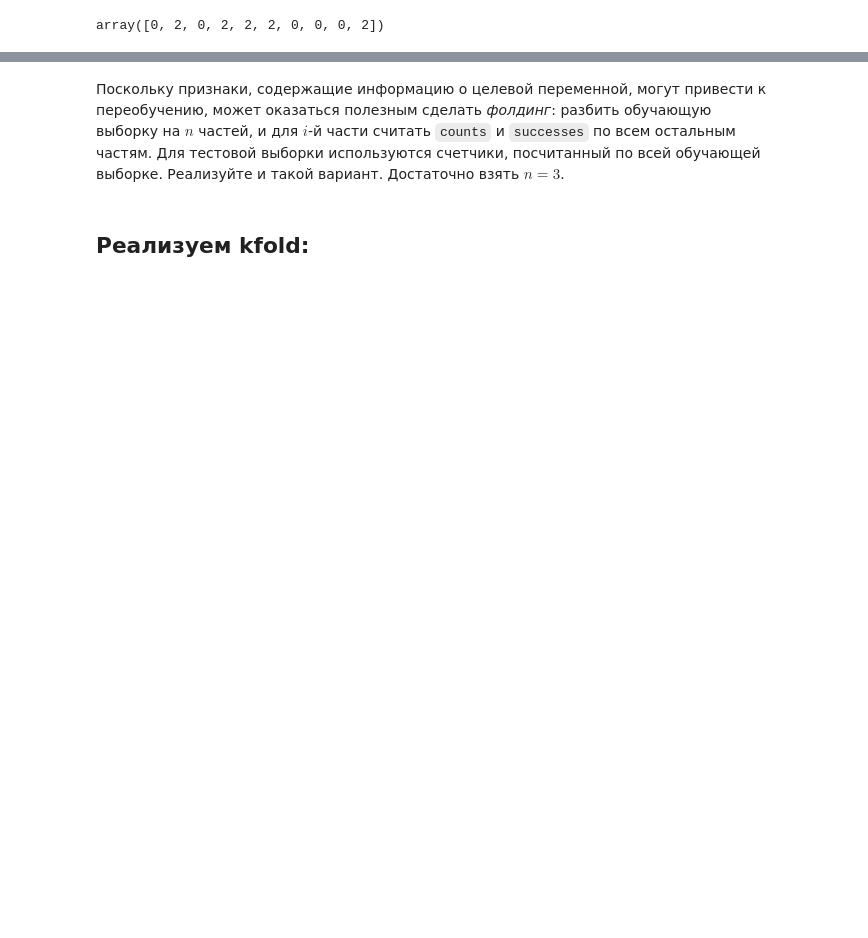
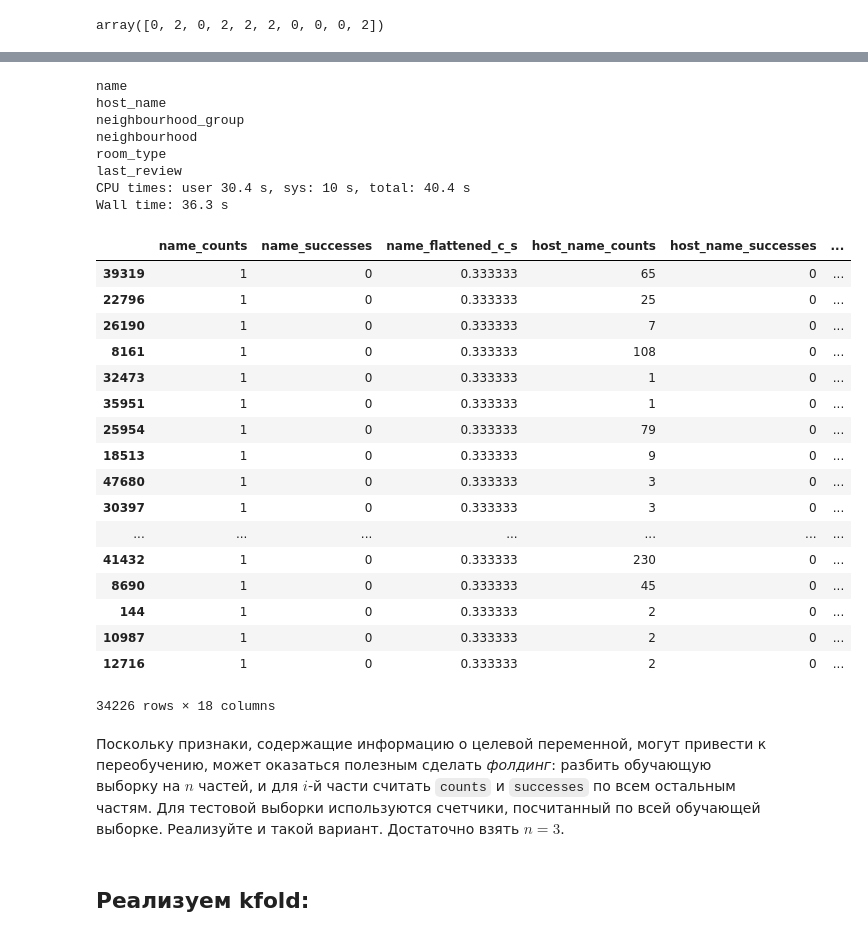
Before and after one commit to paniquex/ML_DS_practice, a Jupyter notebook: MMRO/HW_02/hw-practise-2-kuzmin-nikita.ipynb, the cells around one changed output, grey strips where cells are left out. Cells and saved outputs as stored; diff of their text form; code cells hidden in the pictures; blank space fills up the shorter version.

```diff
--- a/MMRO/HW_02/hw-practise-2-kuzmin-nikita.ipynb
+++ b/MMRO/HW_02/hw-practise-2-kuzmin-nikita.ipynb
@@ -623,15 +607,6 @@ p_j(c) = \frac{successes_j(c) + a}{counts_j(c) + b},
 
 где $a$ и $b$ - априорные счетчики (например, a = 1, b = 2).
 # %%
-def counters(x):
-    """
-    params:
-        x: value on categorical feature for N objects
-    returns: vector of length N
-    """
-
-    pass
-
 def counts(x):
     """
     x - one categorical column with type - pandas series
@@ -710,5 +669,67 @@ Wall time: 1.82 ms
 array([0.2       , 0.33333333, 0.33333333, 0.2       , 0.33333333,
        0.33333333, 0.2       , 0.33333333, 0.33333333, 0.33333333])
+# %%
+def counters(df_cat, y):
+    df_copy = df_cat.copy()
+    for column in df_copy.columns:
+        print(column)
+        df_copy[column + '_counts'] = counts(df_copy[column])
+        df_copy[column + '_successes'] = successes(df_copy[column], y)
+        df_copy[column + '_flattened_c_s'] = flattened_c_s(df_copy[column], y)
+        df_copy.drop(column, axis=1, inplace=True)
+    return df_copy
+# %%
+from sklearn.model_selection import train_test_split
+X_train_cat, X_test_cat, y_train_cat, y_test_cat = train_test_split(data.drop(columns=['price',
+                                                                                       'target',
+                                                                                        'id',
+                                                                                        'host_id',
+                                                                                        'latitude',
+                                                                                        'longitude',
+                                                                                        'minimum_nights',
+                                                                                        'number_of_reviews',
+                                                                                        'reviews_per_month',
+                                                                                        'calculated_host_listings_count',
+                                                                                        'availability_365']),
+                                                                                    data[['target']],
+                                                                                    test_size=0.3, random_state=241)
+# %%
+le = LabelEncoder()
+for column in X_train_cat.columns:
+    all_classes_in_col = np.hstack([X_train_cat[column].unique(), X_test_cat[column].unique()])
+    le.fit(all_classes_in_col)
+    X_train_cat.loc[:, column] = le.transform(X_train_cat.loc[:, column])
+    X_test_cat.loc[:, column] = le.transform(X_test_cat.loc[:, column])
+# %%
+%%time
+counters(X_train_cat, y_train)
+# %% [output]
+name
+host_name
+neighbourhood_group
+neighbourhood
+room_type
+last_review
+CPU times: user 30.4 s, sys: 10 s, total: 40.4 s
+Wall time: 36.3 s
+|  | name_counts | name_successes | name_flattened_c_s | host_name_counts | host_name_successes | ... |
+| 39319 | 1 | 0 | 0.333333 | 65 | 0 | ... |
+| 22796 | 1 | 0 | 0.333333 | 25 | 0 | ... |
+| 26190 | 1 | 0 | 0.333333 | 7 | 0 | ... |
+| 8161 | 1 | 0 | 0.333333 | 108 | 0 | ... |
+| 32473 | 1 | 0 | 0.333333 | 1 | 0 | ... |
+| 35951 | 1 | 0 | 0.333333 | 1 | 0 | ... |
+| 25954 | 1 | 0 | 0.333333 | 79 | 0 | ... |
+| 18513 | 1 | 0 | 0.333333 | 9 | 0 | ... |
+| 47680 | 1 | 0 | 0.333333 | 3 | 0 | ... |
+| 30397 | 1 | 0 | 0.333333 | 3 | 0 | ... |
+| ... | ... | ... | ... | ... | ... | ... |
+| 41432 | 1 | 0 | 0.333333 | 230 | 0 | ... |
+| 8690 | 1 | 0 | 0.333333 | 45 | 0 | ... |
+| 144 | 1 | 0 | 0.333333 | 2 | 0 | ... |
+| 10987 | 1 | 0 | 0.333333 | 2 | 0 | ... |
+| 12716 | 1 | 0 | 0.333333 | 2 | 0 | ... |
+34226 rows × 18 columns
 # %% [markdown]
 Поскольку признаки, содержащие информацию о целевой переменной, могут привести к переобучению, может оказаться полезным сделать *фолдинг*: разбить обучающую выборку на $n$ частей, и для $i$-й части считать `counts` и `successes` по всем остальным частям. Для тестовой выборки используются счетчики, посчитанный по всей обучающей выборке. Реализуйте и такой вариант. Достаточно взять $n = 3$.
 # %% [markdown]
```
Also changed, not shown: parts of 50 cells of this notebook.
